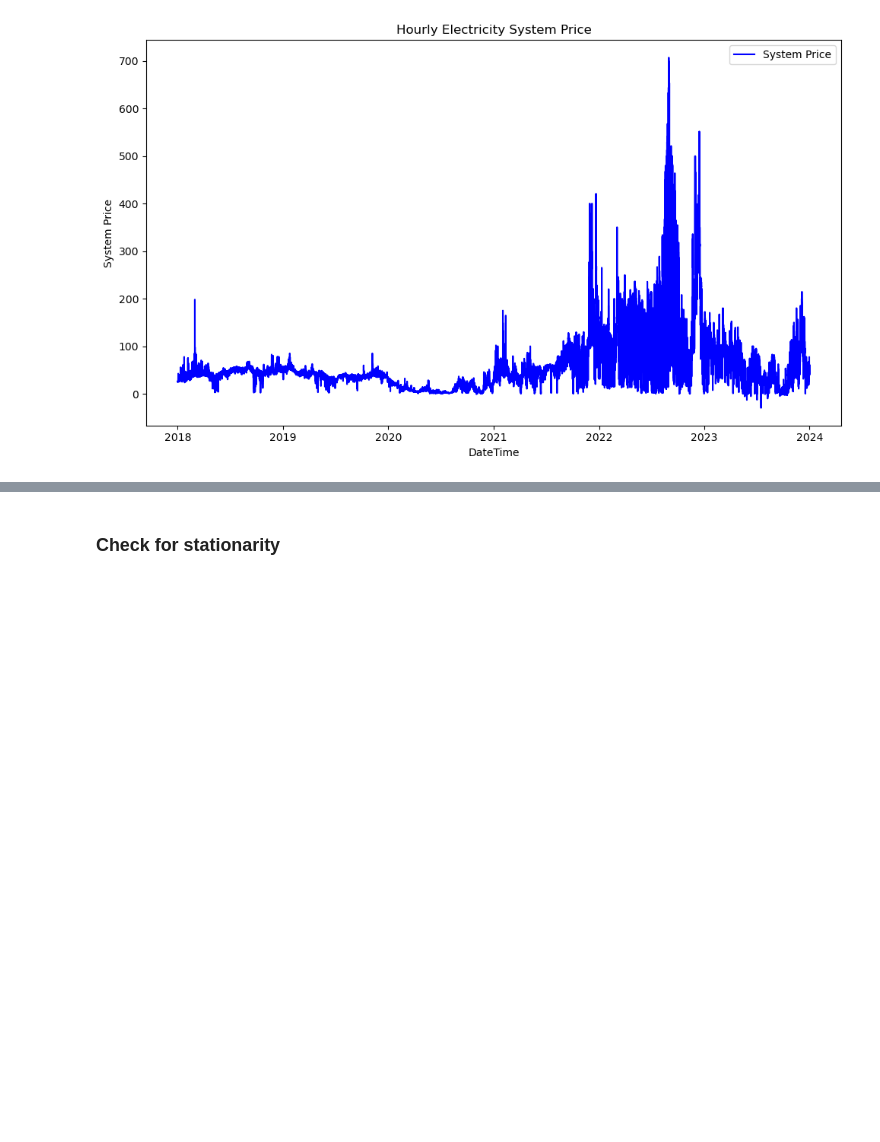
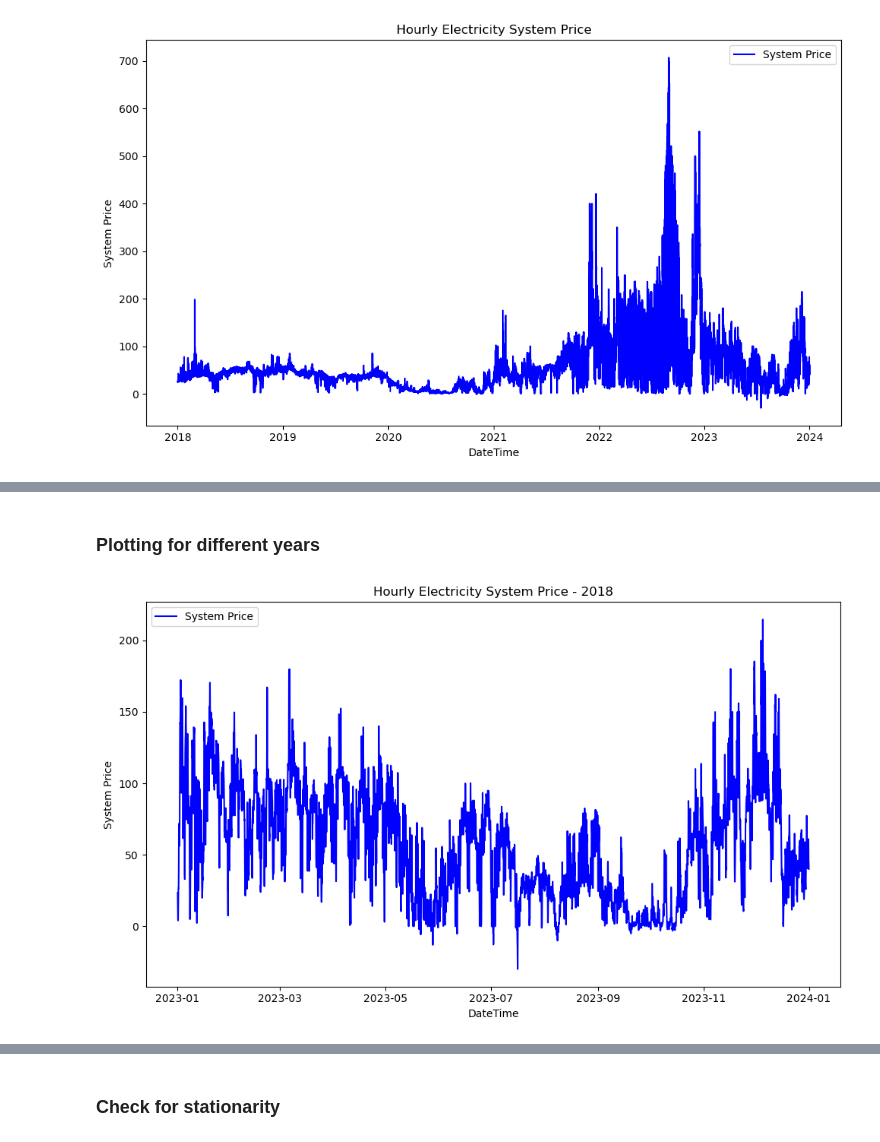
Before and after one commit to evenbakke/MasterThesis-, a Jupyter notebook: ARIMA.ipynb, the cells around one changed output, grey strips where cells are left out. Cells and saved outputs as stored; diff of their text form; code cells hidden in the pictures; blank space fills up the shorter version.

```diff
--- a/ARIMA.ipynb
+++ b/ARIMA.ipynb
@@ -82,0 +116,20 @@ plt.show()
+# %% [markdown]
+### Plotting for different years
+# %%
+import matplotlib.pyplot as plt
+
+# Filter the DataFrame for the year 2020
+df_2018 = df['2023']
+
+plt.figure(figsize=(10, 6))  # Optional: Adjust figure size
+plt.plot(df_2018.index, df_2018['systemPrice'], label='System Price', color='blue')  # Plot systemPrice for 2020
+plt.title('Hourly Electricity System Price - 2018')  # Title for 2020
+plt.xlabel('DateTime')  # X-axis label
+plt.ylabel('System Price')  # Y-axis label
+plt.legend()  # Show legend
+plt.tight_layout()  # Optional: Adjust layout to make room for labels
+
+# To show the plot if not automatically displayed
+plt.show()
+# %% [output]
+[figure, added]
```
Also changed, not shown: parts of 12 cells of this notebook, 1 other file.
